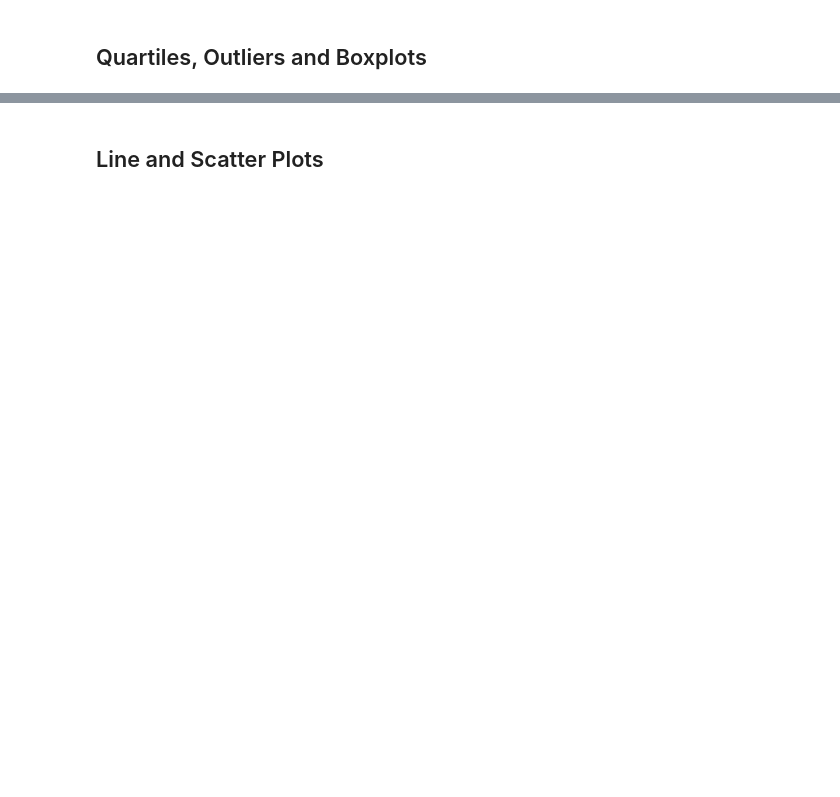
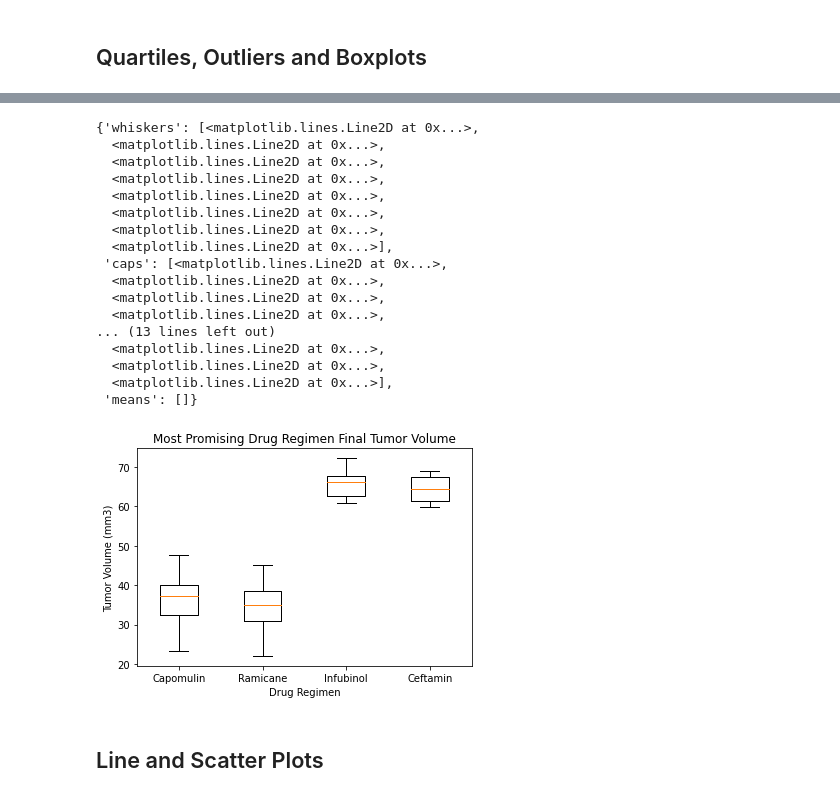
Before and after one commit to xiaoran-w-li/Matplotlib_Homework, a Jupyter notebook: Pymaceuticals/pymaceuticals_xiaoran_li.ipynb, the cells around one changed output, grey strips where cells are left out. Drawn from its saved outputs; the diff is of its cells as text; code cells hidden in the pictures; blank space fills up the shorter version.

```diff
--- a/Pymaceuticals/pymaceuticals_xiaoran_li.ipynb
+++ b/Pymaceuticals/pymaceuticals_xiaoran_li.ipynb
@@ -170,6 +186,8 @@ Text(0, 0.5, 'Number of Measurements')
 # Capomulin, Ramicane, Infubinol, and Ceftamin
 
 # Start by getting the last (greatest) timepoint for each mouse
-
-
-# Merge this group df with the original dataframe to get the tumor volume at the last timepoint
+last_timepoint = grouped_mouse['Timepoint'].max()
+last_timepoint
+ # Merge this group df with the original dataframe to get the tumor volume at the last timepoint
+timepoint_index = mouse_study_results.set_index('Timepoint')
+timepoint_index
@@ -194,0 +209,4 @@ Text(0, 0.5, 'Number of Measurements')
+# %%
+#get data from final timepoint
+max_volume = timepoint_index.loc[45]
+max_volume
@@ -195,3 +228,44 @@ Text(0, 0.5, 'Number of Measurements')
+# %%
+#change index to Drug Regimen for loc
+boxplot_data = max_volume.set_index("Drug Regimen")
+#grab data from specific drugs
+Capomulin = boxplot_data.loc[["Capomulin"]]
+Ramicane = boxplot_data.loc[["Ramicane"]]
+Infubinol = boxplot_data.loc[["Infubinol"]]
+Ceftamin = boxplot_data.loc[["Ceftamin"]]
+# %%
+# Generate a box plot of the final tumor volume of each mouse across four regimens of interest
+fig1, ax1 = plt.subplots()
+data = [Capomulin["Tumor Volume (mm3)"].values,
+     Ramicane["Tumor Volume (mm3)"].values,
+     Infubinol["Tumor Volume (mm3)"].values,
+     Ceftamin["Tumor Volume (mm3)"].values]
+ax1.set_title("Most Promising Drug Regimen Final Tumor Volume")
+green_diamond = dict(markerfacecolor="g", marker="D")
+Drugs =["Capomulin","Ramicane","Infubinol","Ceftamin"]
+ax1.set_xticklabels(Drugs)
+ax1.set_ylabel("Tumor Volume (mm3)")
+ax1.set_xlabel("Drug Regimen")
+ax1.boxplot(data,flierprops=green_diamond)
+# %% [output]
+{'whiskers': [<matplotlib.lines.Line2D at 0x...>,
+  <matplotlib.lines.Line2D at 0x...>,
+  <matplotlib.lines.Line2D at 0x...>,
+  <matplotlib.lines.Line2D at 0x...>,
+  <matplotlib.lines.Line2D at 0x...>,
+  <matplotlib.lines.Line2D at 0x...>,
+  <matplotlib.lines.Line2D at 0x...>,
+  <matplotlib.lines.Line2D at 0x...>],
+ 'caps': [<matplotlib.lines.Line2D at 0x...>,
+  <matplotlib.lines.Line2D at 0x...>,
+  <matplotlib.lines.Line2D at 0x...>,
+  <matplotlib.lines.Line2D at 0x...>,
+... (13 lines left out)
+  <matplotlib.lines.Line2D at 0x...>,
+  <matplotlib.lines.Line2D at 0x...>,
+  <matplotlib.lines.Line2D at 0x...>],
+ 'means': []}
+[figure, added]
 # %% [markdown]
 ## Line and Scatter Plots
 # %%
```
Also changed, not shown: parts of 10 cells of this notebook.
